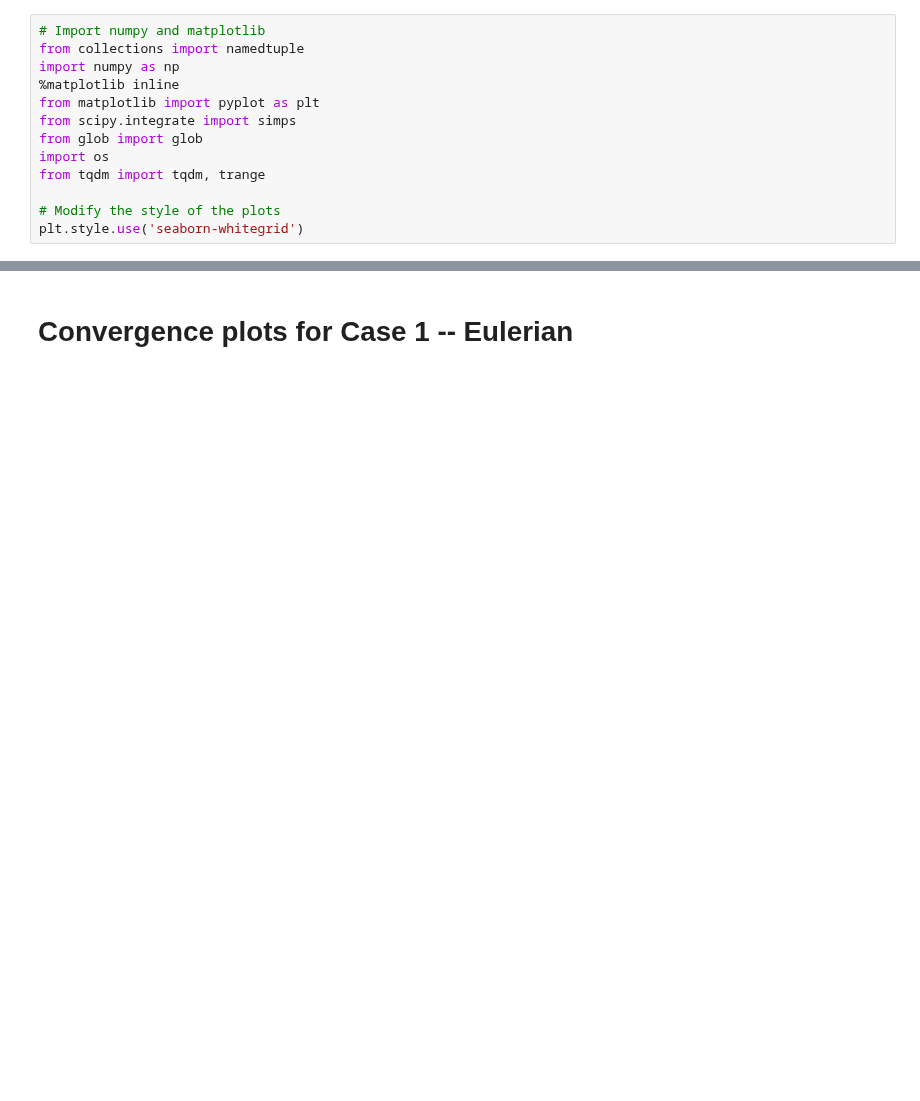
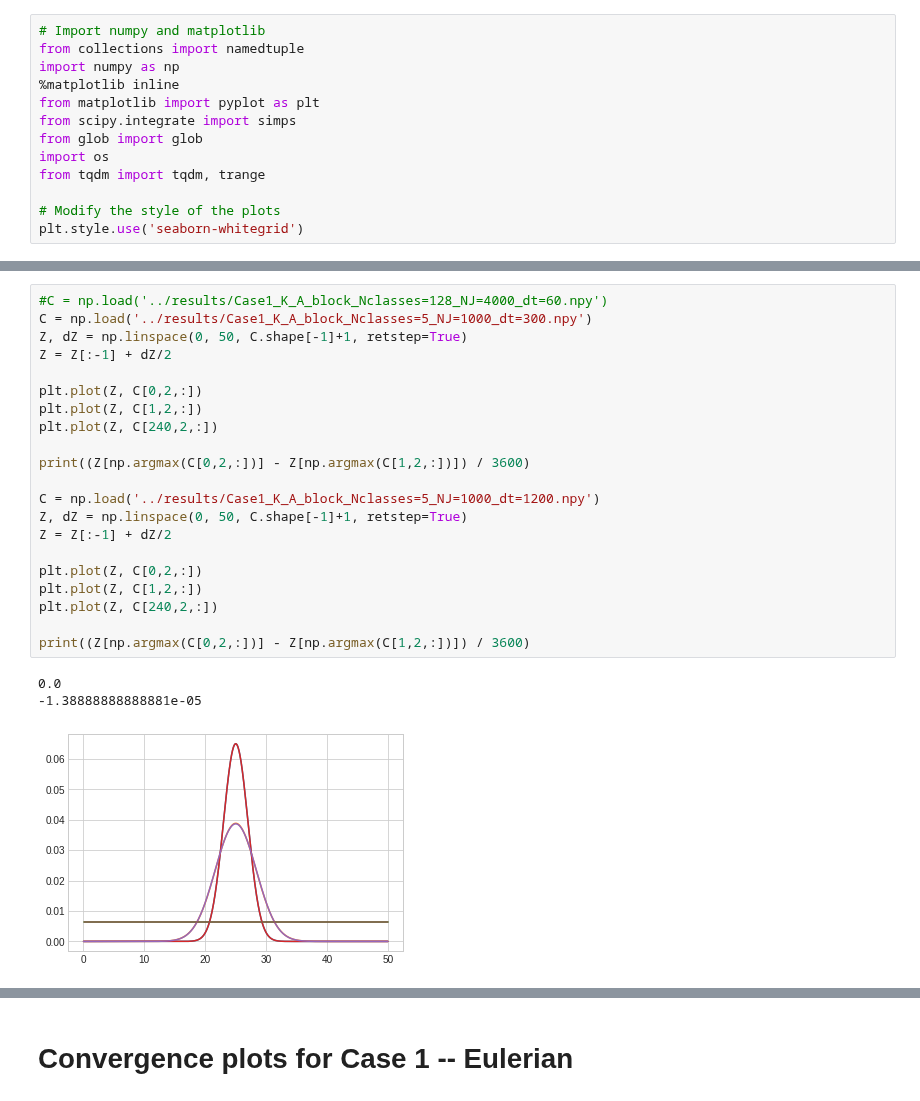
Before and after one commit to nordam/Eulerian-and-Lagrangian-methods, a Jupyter notebook: notebooks/ConvergencePlots.ipynb, the cells around one changed output, grey strips where cells are left out. Drawn from its saved outputs; the diff is of its cells as text; blank space fills up the shorter version.

```diff
--- a/notebooks/ConvergencePlots.ipynb
+++ b/notebooks/ConvergencePlots.ipynb
@@ -15,0 +28,25 @@ datafolder = '../data/'
+# %%
+#C = np.load('../results/Case1_K_A_block_Nclasses=128_NJ=4000_dt=60.npy')
+C = np.load('../results/Case1_K_A_block_Nclasses=5_NJ=1000_dt=300.npy')
+Z, dZ = np.linspace(0, 50, C.shape[-1]+1, retstep=True)
+Z = Z[:-1] + dZ/2
+
+plt.plot(Z, C[0,2,:])
+plt.plot(Z, C[1,2,:])
+plt.plot(Z, C[240,2,:])
+
+print((Z[np.argmax(C[0,2,:])] - Z[np.argmax(C[1,2,:])]) / 3600)
+
+C = np.load('../results/Case1_K_A_block_Nclasses=5_NJ=1000_dt=1200.npy')
+Z, dZ = np.linspace(0, 50, C.shape[-1]+1, retstep=True)
+Z = Z[:-1] + dZ/2
+
+plt.plot(Z, C[0,2,:])
+plt.plot(Z, C[1,2,:])
+plt.plot(Z, C[240,2,:])
+
+print((Z[np.argmax(C[0,2,:])] - Z[np.argmax(C[1,2,:])]) / 3600)
+# %% [output]
+0.0
+-1.38888888888881e-05
+[figure, added]
```
Also changed, not shown: parts of 7 cells of this notebook, 2 other files.
